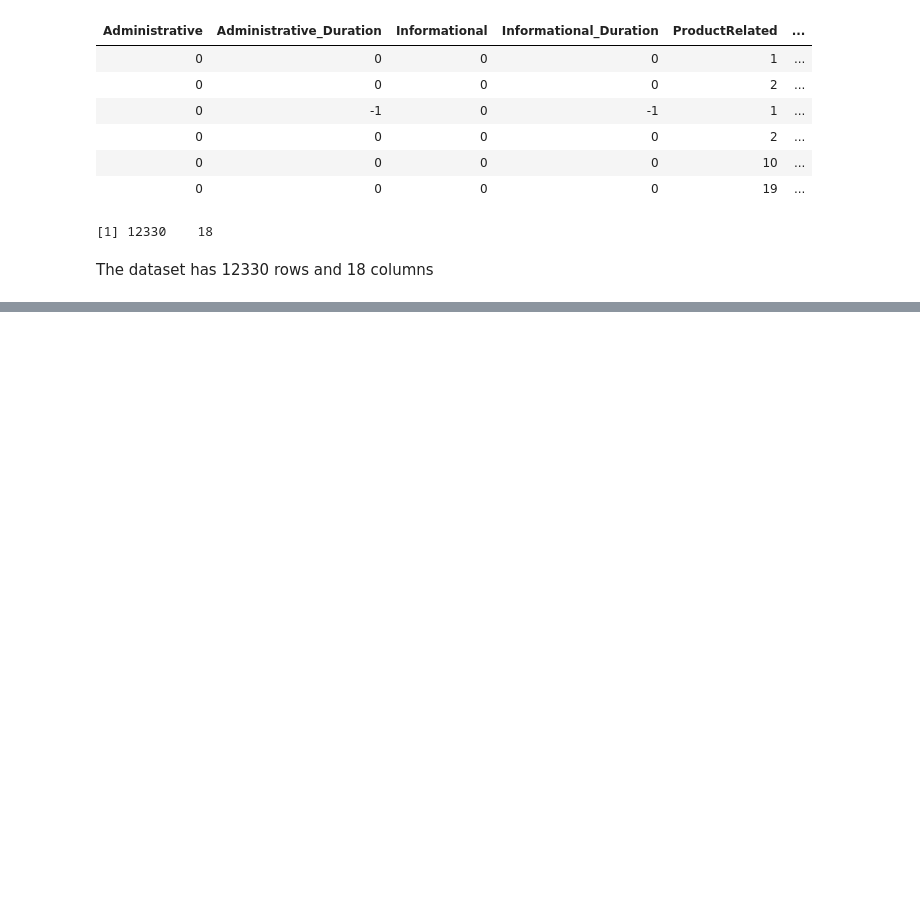
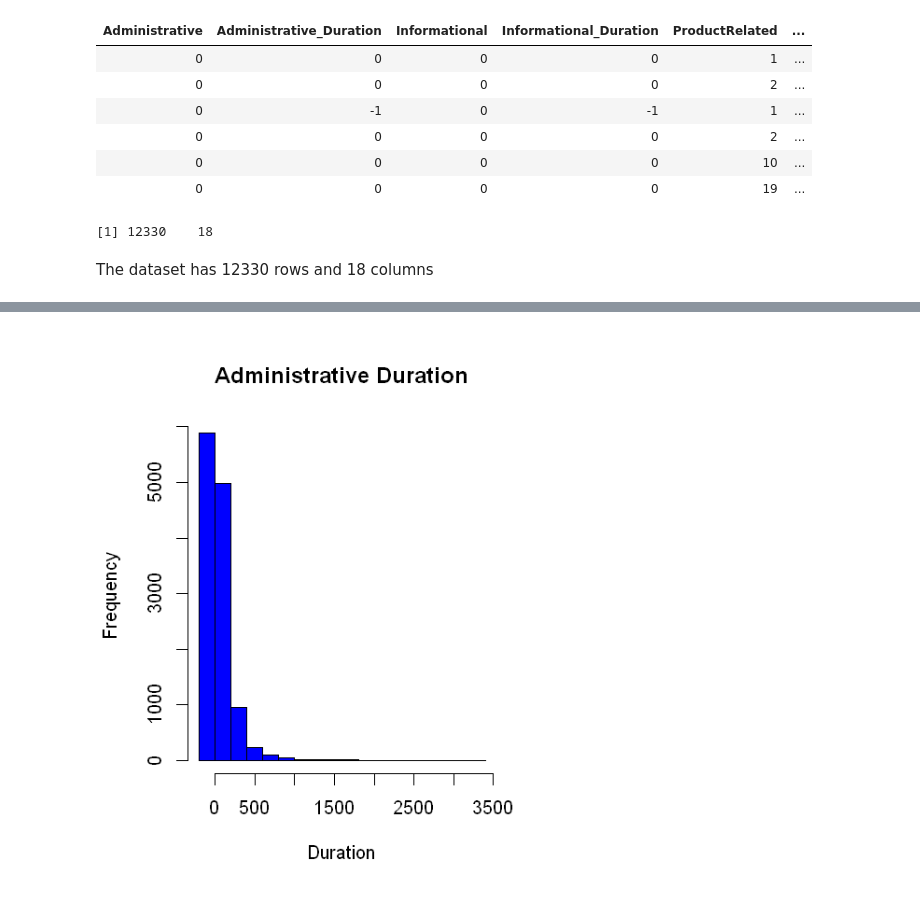
Before and after one commit to mwinzie/Customer-Behaviour, a Jupyter notebook: Customer Behaviour.ipynb, the cells around one changed output, grey strips where cells are left out. Drawn from its saved outputs; the diff is of its cells as text; code cells hidden in the pictures; blank space fills up the shorter version.

```diff
--- a/Customer Behaviour.ipynb
+++ b/Customer Behaviour.ipynb
@@ -18,0 +373,9 @@ The dataset has 12330 rows and 18 columns
+# %%
+#plotting the distribution of the administrative duration variable
+options(repr.plot.width = 4, repr.plot.height = 5)
+hist(onlin$administrative_duration, col = 'blue',
+    main = 'Administrative Duration',
+    xlab = 'Duration',
+    ylab = 'Frequency')
+# %% [output]
+[figure, added]
```
Also changed, not shown: parts of 89 cells of this notebook.
